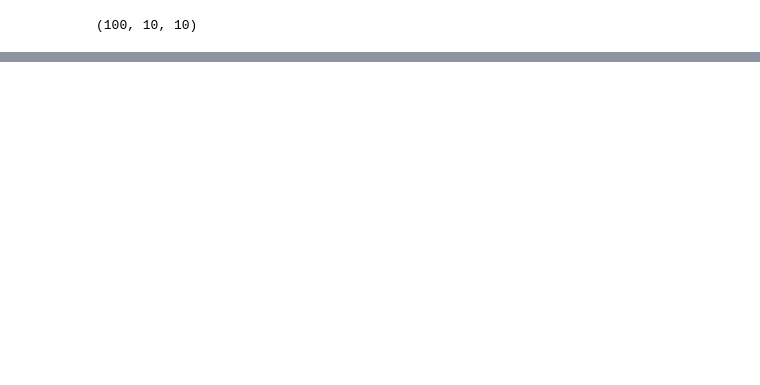
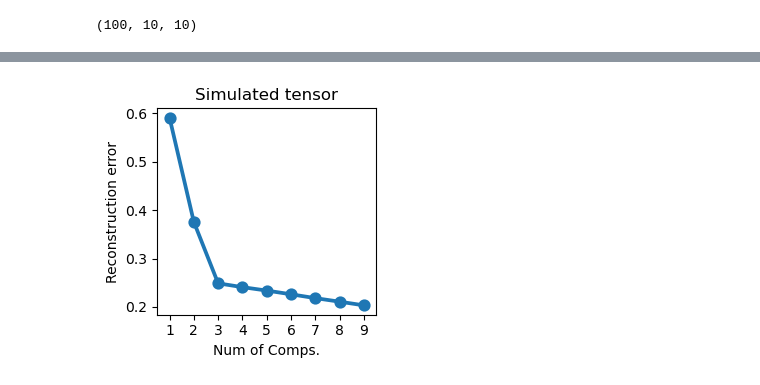
Before and after one commit to pablovadillo/Tensordecomposition, a Jupyter notebook: Simulation.ipynb, the cells around one changed output, grey strips where cells are left out. Drawn from its saved outputs; the diff is of its cells as text; code cells hidden in the pictures; blank space fills up the shorter version.

```diff
--- a/Simulation.ipynb
+++ b/Simulation.ipynb
@@ -52,3 +97,37 @@ tensor_normalized = tensor / sum_per_time_patient
+# %%
+def error(original, res):
+    # res is in CP
+    if isinstance(res, CPTensor):
+        res = res.to_tensor()
+
+    # deal with cases when res is Tucker
+    if isinstance(res, TuckerTensor):
+        res = tucker_to_tensor(res)
+
+    assert original.shape == res.shape
+    return np.sum((original - res)**2) / np.sum(original**2)
+# %%
+def visualization_error(model, tensor):
+    fig, ax = plt.subplots(figsize=(3, 3))
+
+    warnings.simplefilter("ignore", UserWarning)
+
+    errors = pd.DataFrame(columns=["Num of Comps.", "Reconstruction error"])
+    for rr in np.arange(1, 10):
+        model_ = model(tensor, rank=rr, normalize_factors=False)
+        err = error(tensor, model_)
+        errors.loc[len(errors)] = [rr, err]
+
+    sns.pointplot(data=errors, x="Num of Comps.", y="Reconstruction error", ax=ax)
+    ax.set_title("Simulated tensor")
+    ax.set_xticklabels(errors["Num of Comps."].astype(int))
+
+    plt.tight_layout()
+    plt.show()
+# %%
+visualization_error(parafac, tensor_cent)
+# %% [output]
+[figure, added]
 # %%
 def decomposition_visualization(factors, patients):
     factor_labels = ["T Cells", "Days", "Patients"]
```
Also changed, not shown: parts of 27 cells of this notebook, 6 other files.
